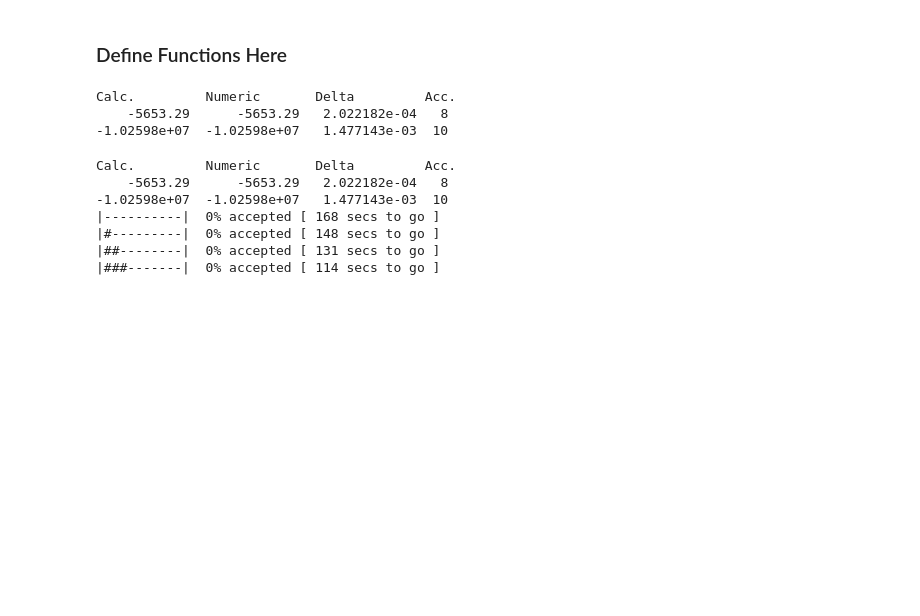
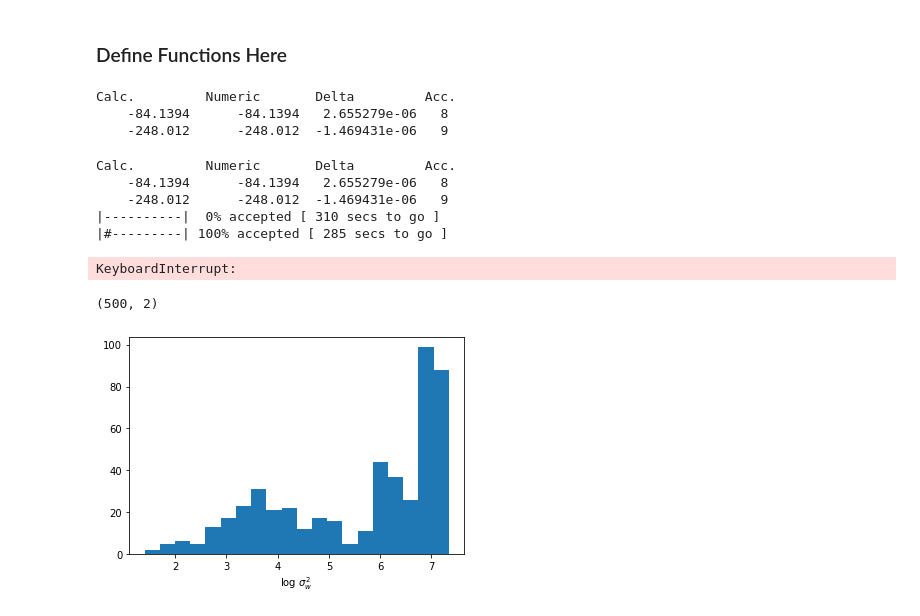
Before and after one commit to jihoonkim888/CM50268-Hamiltonian-Monte-Carlo, a Jupyter notebook: task4.ipynb, the cells around one changed output. Drawn from its saved outputs; the diff is of its cells as text; code cells hidden in the pictures; blank space fills up the shorter version.

```diff
--- a/task4.ipynb
+++ b/task4.ipynb
@@ -71,32 +71,34 @@ def e_grad(x, X, t):
 X = X_train
 t = y_train
 # %%
-x0 = np.array([0.1, 0.1]) # random point to start
+x0 = np.array([0.5, 20]) # random point to start
 hmc.gradient_check(x0, e_func, e_grad, X, t)
 # %% [output]
 Calc.         Numeric       Delta         Acc.
-    -5653.29      -5653.29   2.022182e-04   8
--1.02598e+07  -1.02598e+07   1.477143e-03  10
+    -84.1394      -84.1394   2.655279e-06   8
+    -248.012      -248.012  -1.469431e-06   9
 # %%
 #
 np.random.seed(seed=1)  # For reproducibility
-R = 250
+R = 500
 burn = int(R/10)
 L = 100  # OK here (should be larger in regression sampling)
-eps = 1.2  # Trial-and-error ... feel free to experiment!
-#
+eps = 0.57  # Trial-and-error ... feel free to experiment!
+
 S, *_ = hmc.sample(x0, e_func, e_grad, R, L, eps, burn=burn, checkgrad=True, args=[X, t])
-#
-plt.figure(figsize=fsz)
-plt.plot(S[:, 0], S[:, 1], '.', ms=6, color='CadetBlue', alpha=0.25, zorder=0)
-plt.contour(GX, GY, P.reshape((gsz, gsz)), cmap='Reds', linewidths=3, zorder=1);
-plt.xlabel('$x_0$')
-plt.ylabel('$x_1$');
 # %% [output]
 Calc.         Numeric       Delta         Acc.
-    -5653.29      -5653.29   2.022182e-04   8
--1.02598e+07  -1.02598e+07   1.477143e-03  10
-|----------|  0% accepted [ 168 secs to go ]
-|#---------|  0% accepted [ 148 secs to go ]
-|##--------|  0% accepted [ 131 secs to go ]
-|###-------|  0% accepted [ 114 secs to go ]
+    -84.1394      -84.1394   2.655279e-06   8
+    -248.012      -248.012  -1.469431e-06   9
+|----------|  0% accepted [ 310 secs to go ]
+|#---------| 100% accepted [ 285 secs to go ]
+KeyboardInterrupt:
+# %%
+S.shape
+# %% [output]
+(500, 2)
+# %%
+plt.hist(np.log(S[:,0]), bins=20)
+plt.xlabel("log $\sigma_w^2$");
+# %% [output]
+[figure, added]
```
Also changed, not shown: parts of 5 cells of this notebook.
